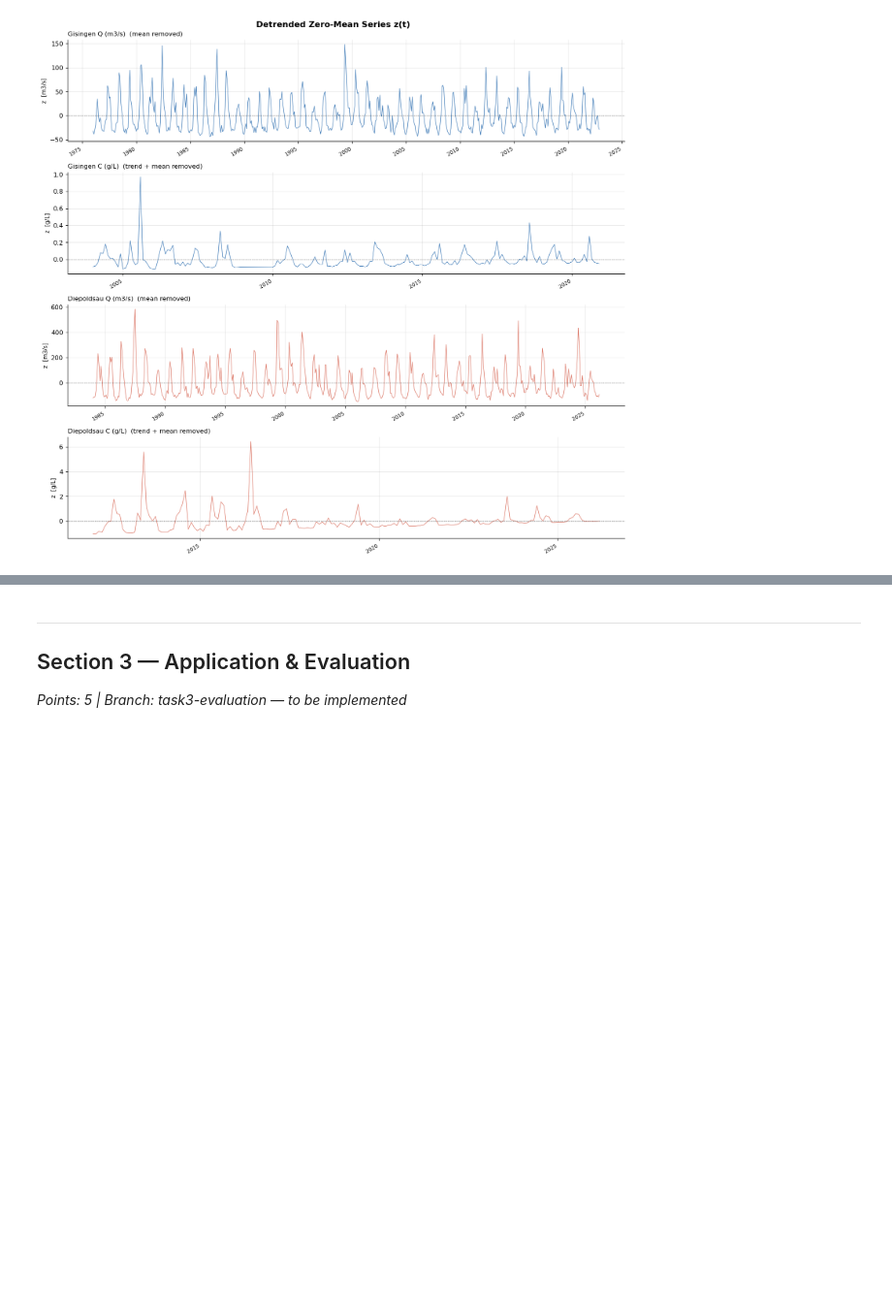
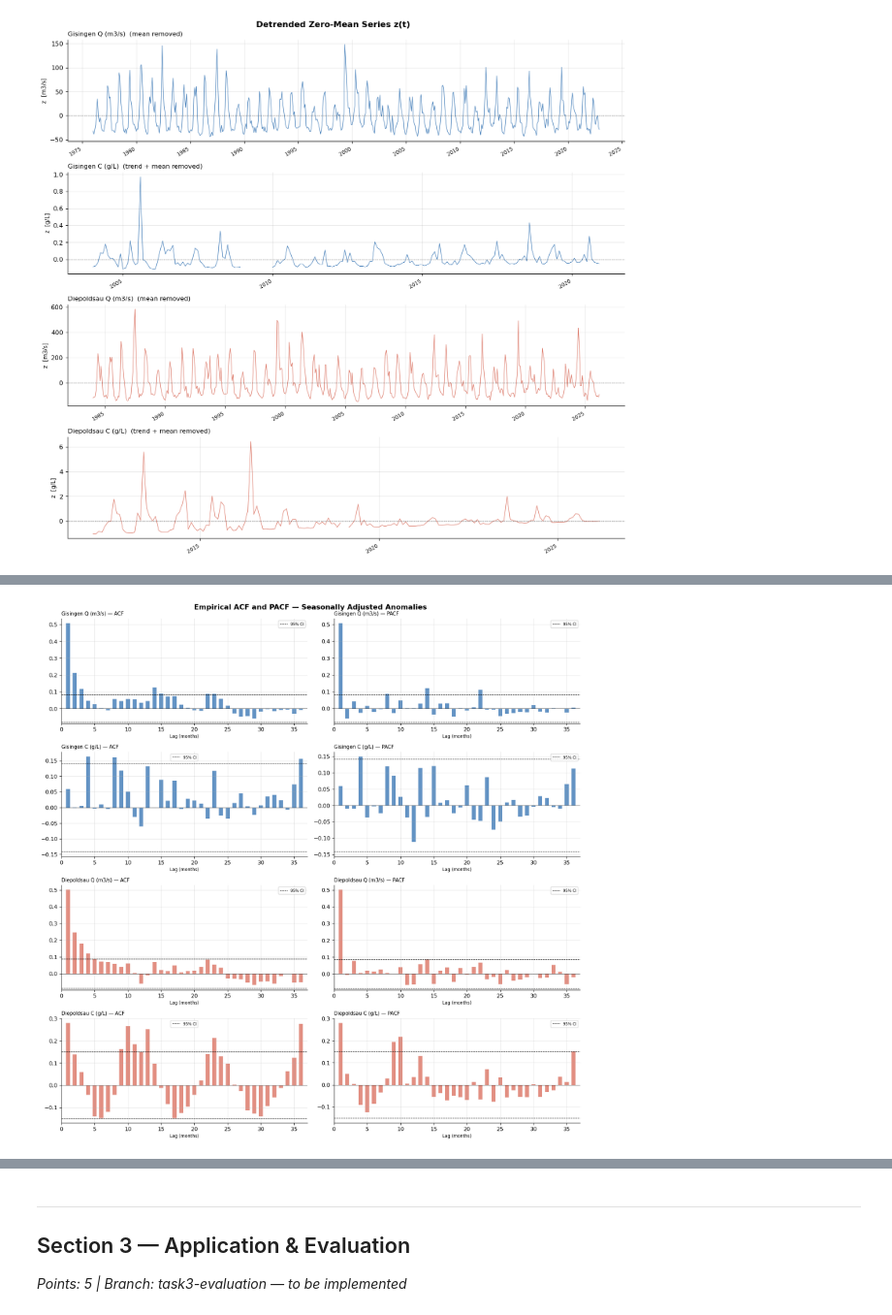
Before and after one commit to luuuciii/WRM_Assignement_2, a Jupyter notebook: Code/main.ipynb, the cells around one changed output, grey strips where cells are left out. Shown at 97% size. Drawn from its saved outputs; the diff is of its cells as text; code cells hidden in the pictures; blank space fills up the shorter version.

```diff
--- a/Code/main.ipynb
+++ b/Code/main.ipynb
@@ -135,17 +141,17 @@ plt.show()
 # %%
 # Section 1 — PRINT
 
-rows = [summarise_trend(label, trends[label], alpha=0.05) for label in labels]
+rows = [summarise_trend(label, trends[label], alpha=0.05) for label in labels_s1]
 df_trend = pd.DataFrame(rows).set_index("Series")
-print("=== Linear Trend Test Results (alpha = 5%) ===")
+print("\n=== Linear Trend Test Results (alpha = 5%) ===\n")
 print(df_trend.to_string())
 
-print("=== Zero-Mean Series: Sample Variance sigma^2_z ===")
-for label in labels:
+print("\n=== Zero-Mean Series: Sample Variance sigma^2_z ===\n")
+for label in labels_s1:
     unit = "m3/s" if "Q" in label else "g/L"
     print(f"  {label:<25s}  sigma2_z = {variances[label]:>12.4f}  [{unit}^2]")
 
-print("=== Monthly Data Record Lengths ===")
+print("\n=== Monthly Data Record Lengths ===\n")
 for label, s in monthly_series.items():
     valid    = s.dropna()
     total    = len(s)
@@ -187,0 +265,42 @@ For Gisingen Q (1976–2013), a long-term increase could reflect: (a) glacier re
+# %%
+# Section 2 — PLOT
+
+KEYS_S2     = list(FILES.keys())
+STATIONS_S2 = ["Gisingen", "Gisingen", "Diepoldsau", "Diepoldsau"]
+COLORS_S2   = {"Gisingen": "#2166ac", "Diepoldsau": "#d6604d"}
+
+fig, axes = plt.subplots(4, 2, figsize=(14, 14))
+fig.suptitle("Empirical ACF and PACF — Seasonally Adjusted Anomalies", fontsize=13, fontweight="bold")
+
+for row, (key, station) in enumerate(zip(KEYS_S2, STATIONS_S2)):
+    color = COLORS_S2[station]
+
+    # ACF
+    ax_acf = axes[row, 0]
+    lags_a, acf_v, ci_a = acf_results[key]
+    ax_acf.bar(lags_a[1:], acf_v[1:], color=color, alpha=0.7, width=0.6)
+    ax_acf.axhline( ci_a, color='k', linestyle='--', linewidth=0.8, label='95% CI')
+    ax_acf.axhline(-ci_a, color='k', linestyle='--', linewidth=0.8)
+    ax_acf.axhline(0,     color='k', linewidth=0.5)
+    ax_acf.set_title(f"{LABELS[key]} — ACF", fontsize=9, loc="left")
+    ax_acf.set_xlabel("Lag (months)", fontsize=8)
+    ax_acf.set_xlim(0, MAX_LAGS + 1)
+    ax_acf.legend(fontsize=7)
+
+    # PACF
+    ax_pacf = axes[row, 1]
+    lags_p, pacf_v, ci_p = pacf_results[key]
+    ax_pacf.bar(lags_p[1:], pacf_v[1:], color=color, alpha=0.7, width=0.6)
+    ax_pacf.axhline( ci_p, color='k', linestyle='--', linewidth=0.8, label='95% CI')
+    ax_pacf.axhline(-ci_p, color='k', linestyle='--', linewidth=0.8)
+    ax_pacf.axhline(0,     color='k', linewidth=0.5)
+    ax_pacf.set_title(f"{LABELS[key]} — PACF", fontsize=9, loc="left")
+    ax_pacf.set_xlabel("Lag (months)", fontsize=8)
+    ax_pacf.set_xlim(0, MAX_LAGS + 1)
+    ax_pacf.legend(fontsize=7)
+
+plt.tight_layout()
+plt.savefig("../DATA/fig3_acf_pacf.png", bbox_inches="tight")
+plt.show()
+# %% [output]
+[figure, added]
```
Also changed, not shown: parts of 11 cells of this notebook, 2 other files.
